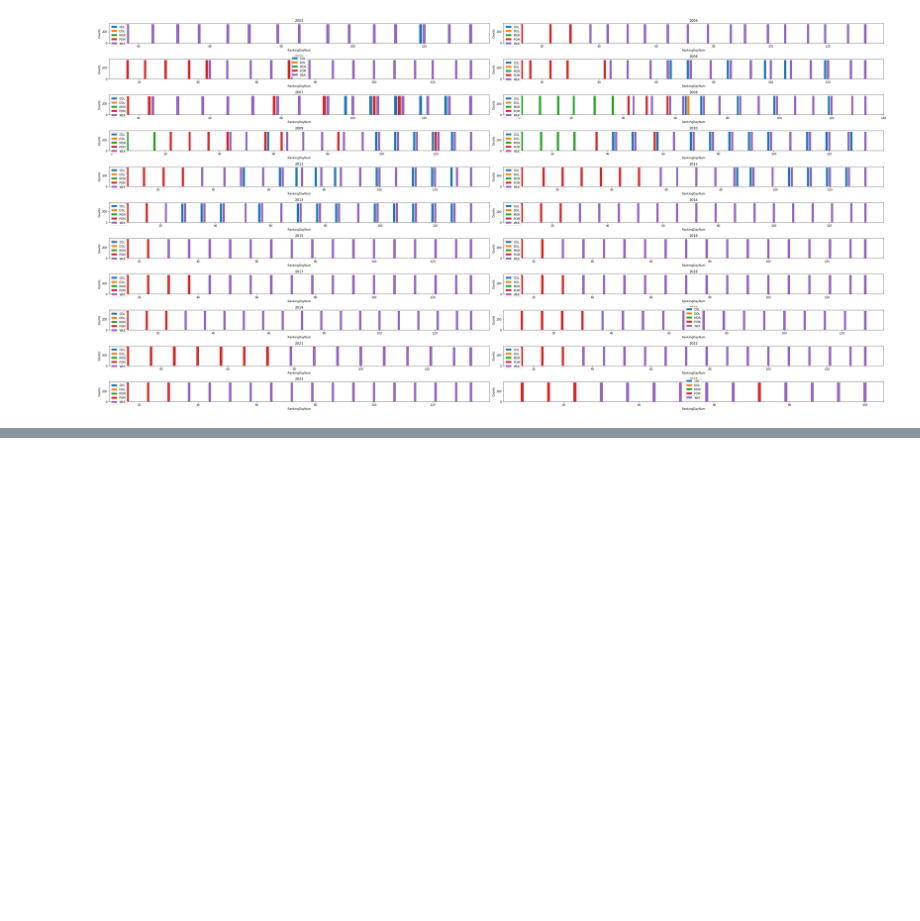
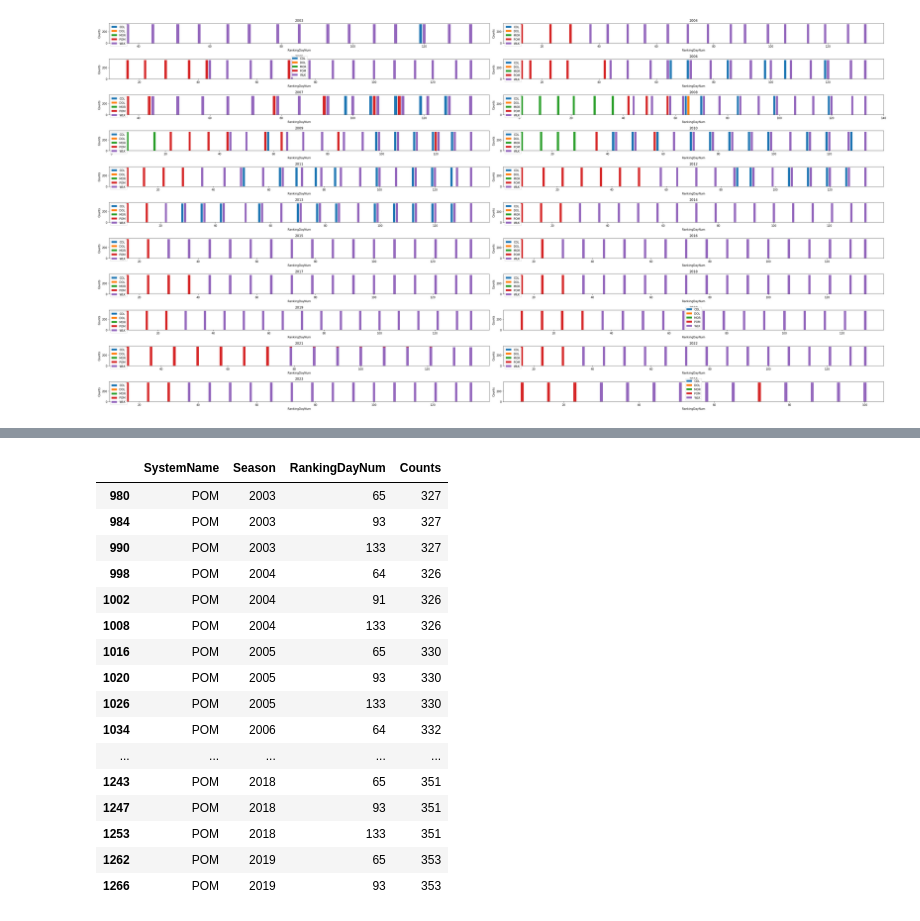
Before and after one commit to nickvandaelen/MMML, a Jupyter notebook: MAssey.ipynb, the cells around one changed output, grey strips where cells are left out. Cells and saved outputs as stored; diff of their text form; code cells hidden in the pictures; blank space fills up the shorter version.

```diff
--- a/MAssey.ipynb
+++ b/MAssey.ipynb
@@ -58,3 +59,6 @@ plt.tight_layout()
 plt.show()
 # %% [output]
 [figure]
+# %%
+temp = grouped_data.loc[grouped_data.SystemName == 'POM']
+temp
@@ -60,0 +100,20 @@ plt.show()
+# %%
+temp.loc[temp.RankingDayNum.isin([63,64,65, 91,92,93, 133])].head(50)
+# %% [output]
+|  | SystemName | Season | RankingDayNum | Counts |
+| 980 | POM | 2003 | 65 | 327 |
+| 984 | POM | 2003 | 93 | 327 |
+| 990 | POM | 2003 | 133 | 327 |
+| 998 | POM | 2004 | 64 | 326 |
+| 1002 | POM | 2004 | 91 | 326 |
+| 1008 | POM | 2004 | 133 | 326 |
+| 1016 | POM | 2005 | 65 | 330 |
+| 1020 | POM | 2005 | 93 | 330 |
+| 1026 | POM | 2005 | 133 | 330 |
+| 1034 | POM | 2006 | 64 | 332 |
+| ... | ... | ... | ... | ... |
+| 1243 | POM | 2018 | 65 | 351 |
+| 1247 | POM | 2018 | 93 | 351 |
+| 1253 | POM | 2018 | 133 | 351 |
+| 1262 | POM | 2019 | 65 | 353 |
+| 1266 | POM | 2019 | 93 | 353 |
```
Also changed, not shown: parts of 12 cells of this notebook, 3 other files.
